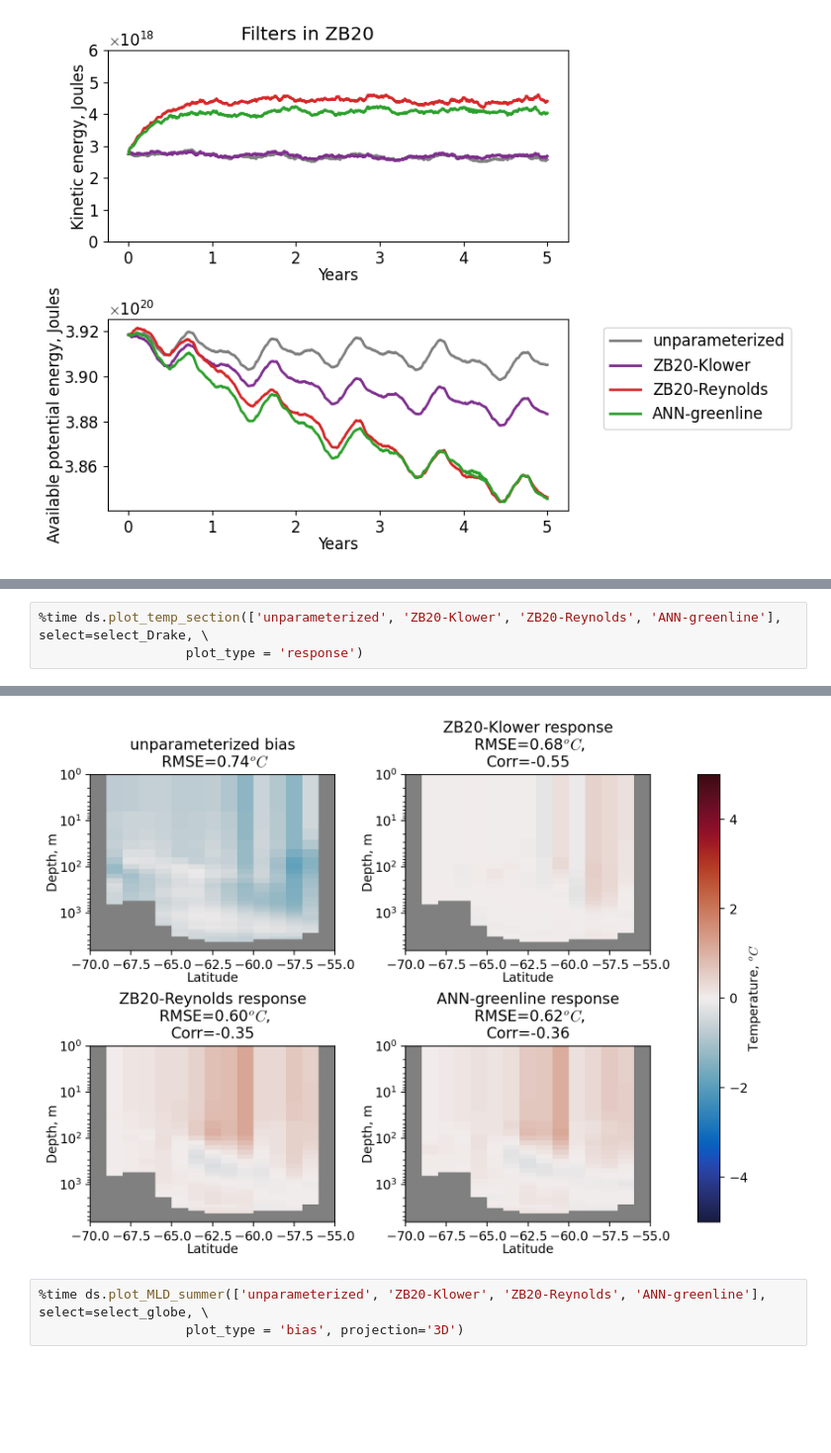
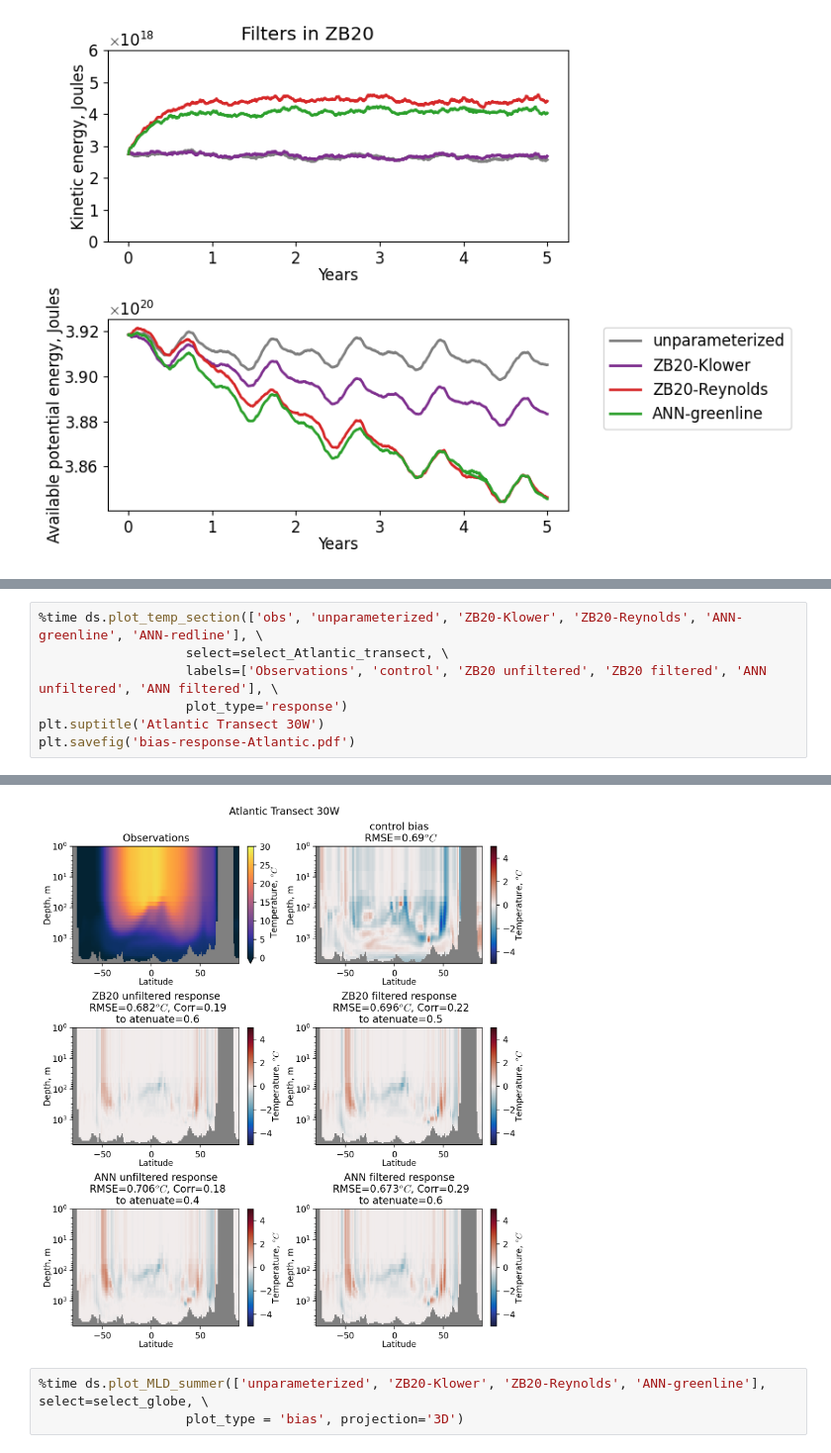
Before and after one commit to m2lines/Analysis-of-global-ocean-simulations-OM4, a Jupyter notebook: notebooks/01-metrics.ipynb, the cells around one changed output, grey strips where cells are left out. Shown at 99% size. Cells and saved outputs as stored; diff of their text form; blank space fills up the shorter version.

```diff
--- a/notebooks/01-metrics.ipynb
+++ b/notebooks/01-metrics.ipynb
@@ -68,4 +67,8 @@ Wall time: 1.16 s
 # %%
-%time ds.plot_temp_section(['unparameterized', 'ZB20-Klower', 'ZB20-Reynolds', 'ANN-greenline'], select=select_Drake, \
-                   plot_type = 'response')
+%time ds.plot_temp_section(['obs', 'unparameterized', 'ZB20-Klower', 'ZB20-Reynolds', 'ANN-greenline', 'ANN-redline'], \
+                   select=select_Atlantic_transect, \
+                   labels=['Observations', 'control', 'ZB20 unfiltered', 'ZB20 filtered', 'ANN unfiltered', 'ANN filtered'], \
+                   plot_type='response')
+plt.suptitle('Atlantic Transect 30W')
+plt.savefig('bias-response-Atlantic.pdf')
 # %% [output]
@@ -74,4 +77,4 @@ Wall time: 1.91 s
-[figure, old version]
+[figure, new version]
 # %%
 %time ds.plot_MLD_summer(['unparameterized', 'ZB20-Klower', 'ZB20-Reynolds', 'ANN-greenline'], select=select_globe, \
                    plot_type = 'bias', projection='3D')
```
Also changed, not shown: parts of 6 cells of this notebook, 1 other file.
